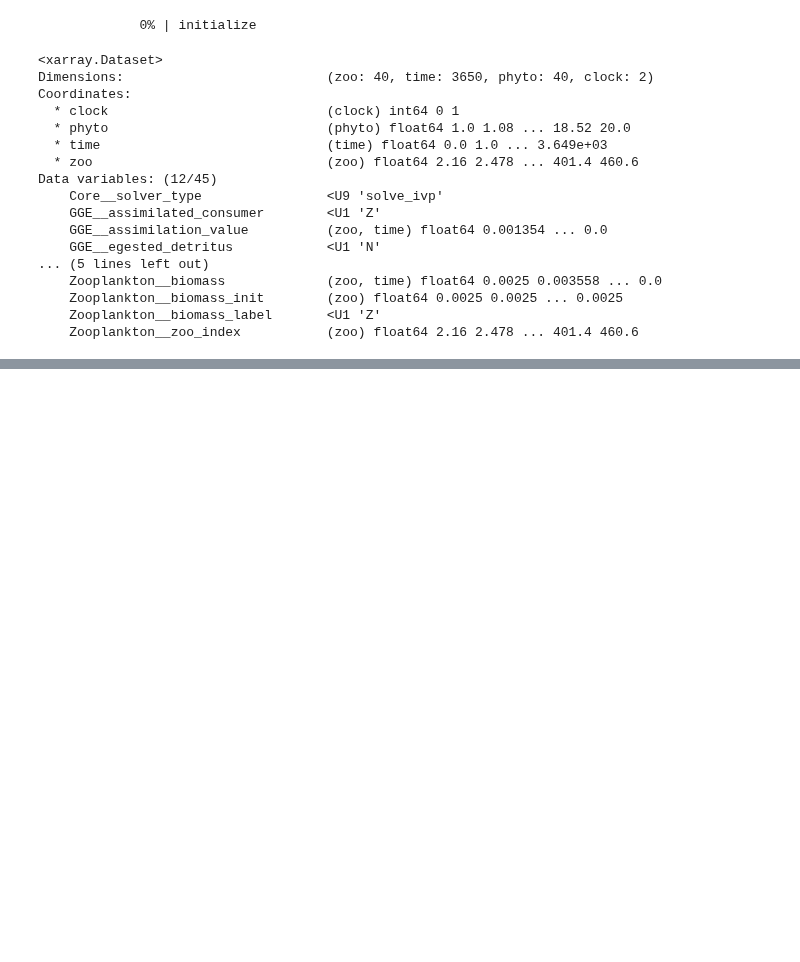
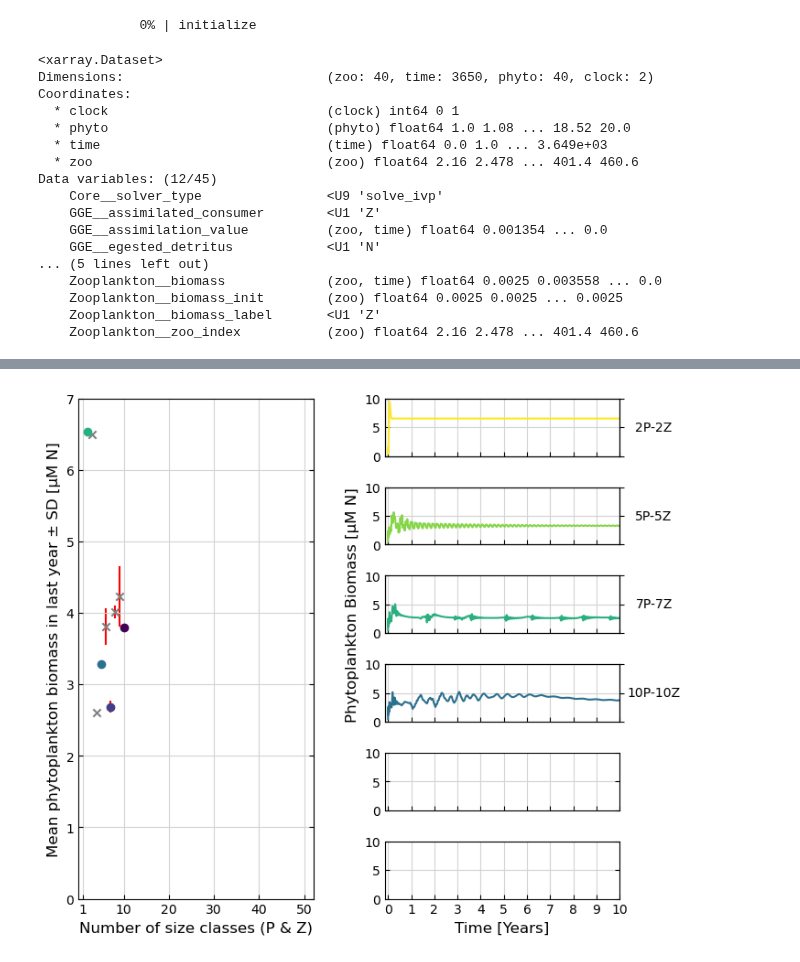
Before and after one commit to ben1post/phydra, a Jupyter notebook: notebooks/3_NPxZx_SizeBased_ModelApplication.ipynb, the cells around one changed output, grey strips where cells are left out. Saved outputs shown, nothing was run; the diff lists cells and outputs as text; code cells hidden in the pictures; blank space fills up the shorter version.

```diff
--- a/notebooks/3_NPxZx_SizeBased_ModelApplication.ipynb
+++ b/notebooks/3_NPxZx_SizeBased_ModelApplication.ipynb
@@ -236,0 +330,20 @@ Data variables: (12/45)
+# %%
+from xsimlab.monitoring import ProgressBar
+
+model_store = []
+
+# model_range = range(2,51)
+model_range = range(2,11)  # number of P and Z in model
+
+# start loop over number of range:
+for i in model_range:
+    m_setup = create_model_setup(i)
+
+    with ProgressBar():
+        with NPxZxSizeBased:
+            model_out = m_setup.xsimlab.run()
+
+    ## store model output to list:
+    model_store.append(model_out)
+    ## for larger model runs you should save model output to disk:
+    # model_out.to_netcdf('onetofifty/ASTroCAT_'+str(i)+'.nc')
@@ -249,0 +391,72 @@ model_out.Zooplankton__biomass.plot(yscale='log', aspect=3, size=3)
+# %%
+plt.rcParams['figure.figsize'] = [7, 6]
+
+# get colors:
+viridis = plt.get_cmap('viridis', 12)
+col_list = viridis(np.linspace(0, 1, 6))
+
+fig = plt.figure(constrained_layout=True)
+
+gs = fig.add_gridspec(nrows=6, ncols=2,
+                        hspace=0.1, wspace=0.1)
+
+left = fig.add_subplot(gs[:6, 0])
+r1 = fig.add_subplot(gs[0, 1])
+r2 = fig.add_subplot(gs[1, 1])
+r3 = fig.add_subplot(gs[2, 1])
+r4 = fig.add_subplot(gs[3, 1])
+r5 = fig.add_subplot(gs[4, 1])
+r6 = fig.add_subplot(gs[5, 1])
+
+axes = (r1, r2, r3, r4, r5, r6)
+
+for ax in (left,)+axes:
+    ax.tick_params(top=False, right=True, direction="in")
+    ax.grid(True, color='lightgrey')
+
+# Clones vs Biomass last year plot
+left.scatter(x, biomass_lymean_phyto, color='grey', marker='x')
+left.errorbar(model_range, full_blymean, full_blysd, zorder=0,
+              linestyle='None', marker='', ecolor='red')
+
+for x_, blp_, _col in zip(x_sel, blp_sel, col_list):
+    left.scatter(x_, blp_, color=_col, marker='o')
+
+left.set_xlabel("Number of size classes (P & Z)", size="large")
+left.set_ylabel("Mean phytoplankton biomass in last year ± SD [µM N]", size="large")
+left.set_ylim(0,7)
+left.set_xlim(0,52)
+
+plt.setp((left), xticks=[1,10,20,30,40,50])
+
+labels = ["2P-2Z","5P-5Z","7P-7Z","10P-10Z","25P-25Z","50P-50Z"]
+
+for _ax, _index, _col, _label in zip(axes, phytolist, col_list[::-1], labels):
+    # Plots of total biomass over time for 5 example clone sizes
+    _ax.plot(phyto_biomass[_index], color=_col)
+    _tx = _ax.twinx()
+    _tx.set_ylabel(_label, rotation=0, labelpad=20, va="center")
+    _tx.set_yticklabels([])
+
+r3.set_ylabel("Phytoplankton Biomass [µM N]", size="large")
+
+r6.set_xlabel("Time [Years]", size="large")
+
+left.set_axisbelow(True)
+
+for ax in (r1, r2, r3, r4, r5, r6):
+    ax.set_ylim(0,10)
+    ax.set_axisbelow(True)
+
+for ax in (r1, r2, r3, r4, r5):
+    ax.set_xticklabels([])
+
+
+xlim = (-50, 365*9+365)
+
+plt.setp(axes, xticks=[1,365,2*365,3*365,4*365,5*365,6*365,7*365,8*365,9*365,10*365])
+
+plt.setp(axes, xlim=xlim)
+
+r6.set_xticklabels(labels=[i for i in range(0,11)])
+# %% [output]
@@ -249,0 +474 @@ model_out.Zooplankton__biomass.plot(yscale='log', aspect=3, size=3)
+[figure, added]
```
Also changed, not shown: parts of 37 cells of this notebook, 6 other files.
